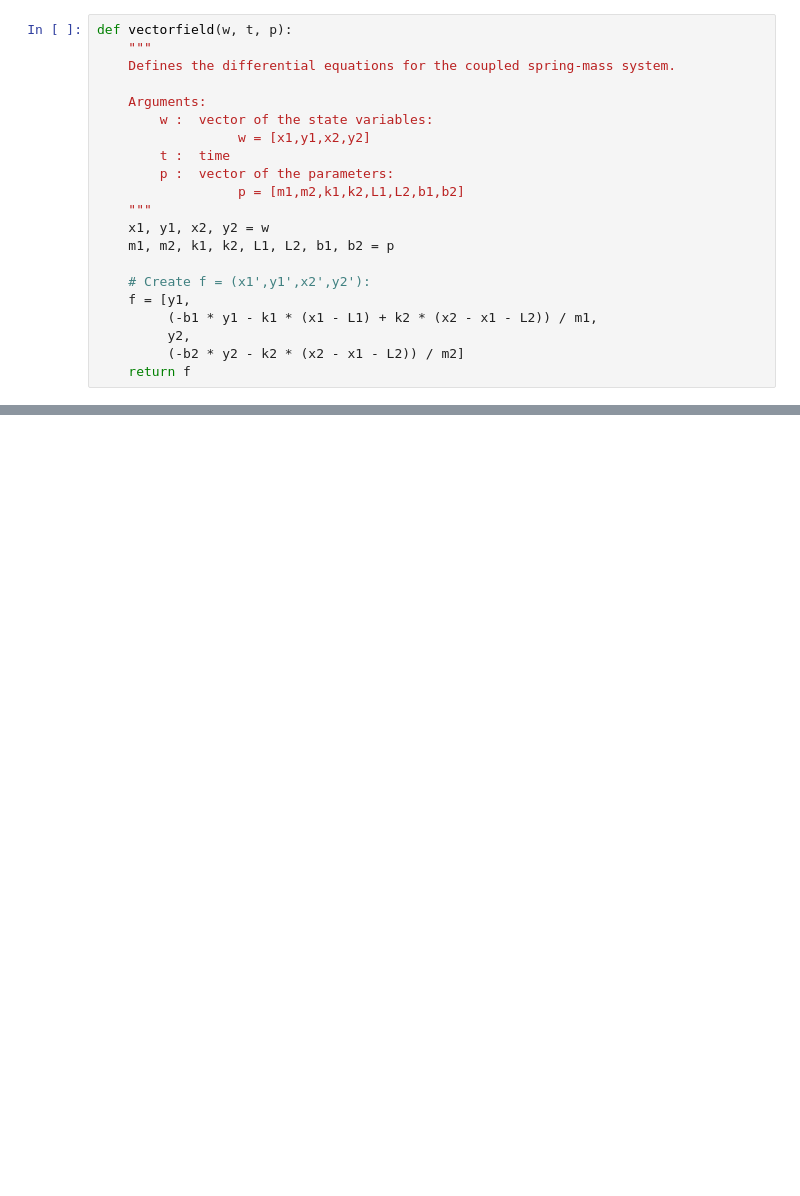
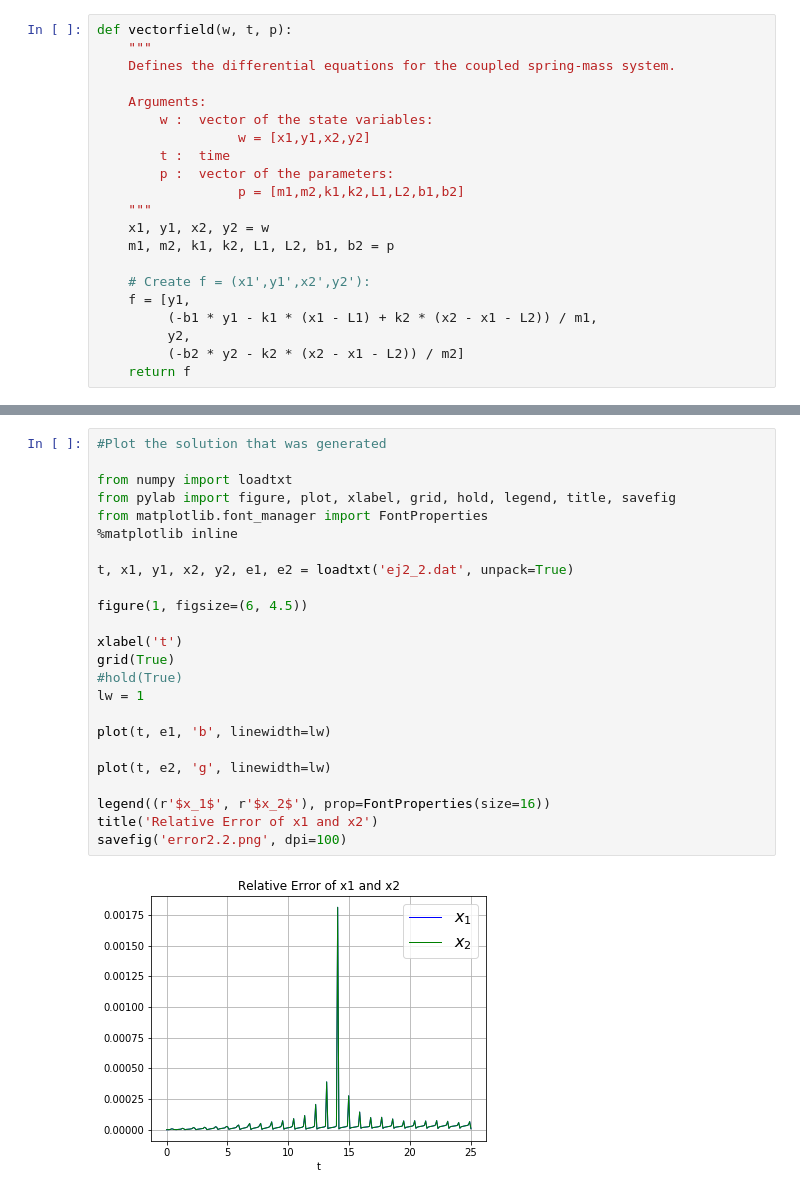
Before and after one commit to michellecontreras24/computacional1, a Jupyter notebook: Actividad6/2.2/Actividad6_2.2.ipynb, the cells around one changed output, grey strips where cells are left out. Saved outputs shown, nothing was run; the diff lists cells and outputs as text; blank space fills up the shorter version.

```diff
--- a/Actividad6/2.2/Actividad6_2.2.ipynb
+++ b/Actividad6/2.2/Actividad6_2.2.ipynb
@@ -123,3 +127,29 @@ title('x1 versus x2')
 savefig('ej2_2.2.png', dpi=100)
 # %% [output]
 [figure]
+# %%
+#Plot the solution that was generated
+
+from numpy import loadtxt
+from pylab import figure, plot, xlabel, grid, hold, legend, title, savefig
+from matplotlib.font_manager import FontProperties
+%matplotlib inline
+
+t, x1, y1, x2, y2, e1, e2 = loadtxt('ej2_2.dat', unpack=True)
+
+figure(1, figsize=(6, 4.5))
+
+xlabel('t')
+grid(True)
+#hold(True)
+lw = 1
+
+plot(t, e1, 'b', linewidth=lw)
+
+plot(t, e2, 'g', linewidth=lw)
+
+legend((r'$x_1$', r'$x_2$'), prop=FontProperties(size=16))
+title('Relative Error of x1 and x2')
+savefig('error2.2.png', dpi=100)
+# %% [output]
+[figure, added]
```
Also changed, not shown: parts of 3 cells of this notebook, 7 other files.
